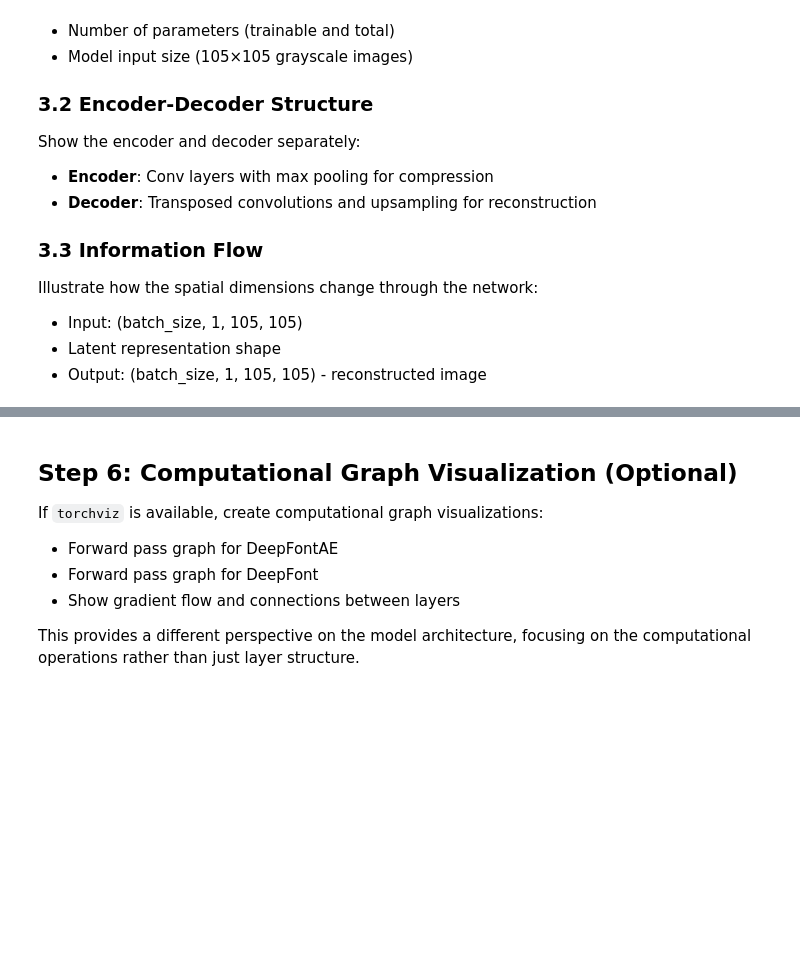
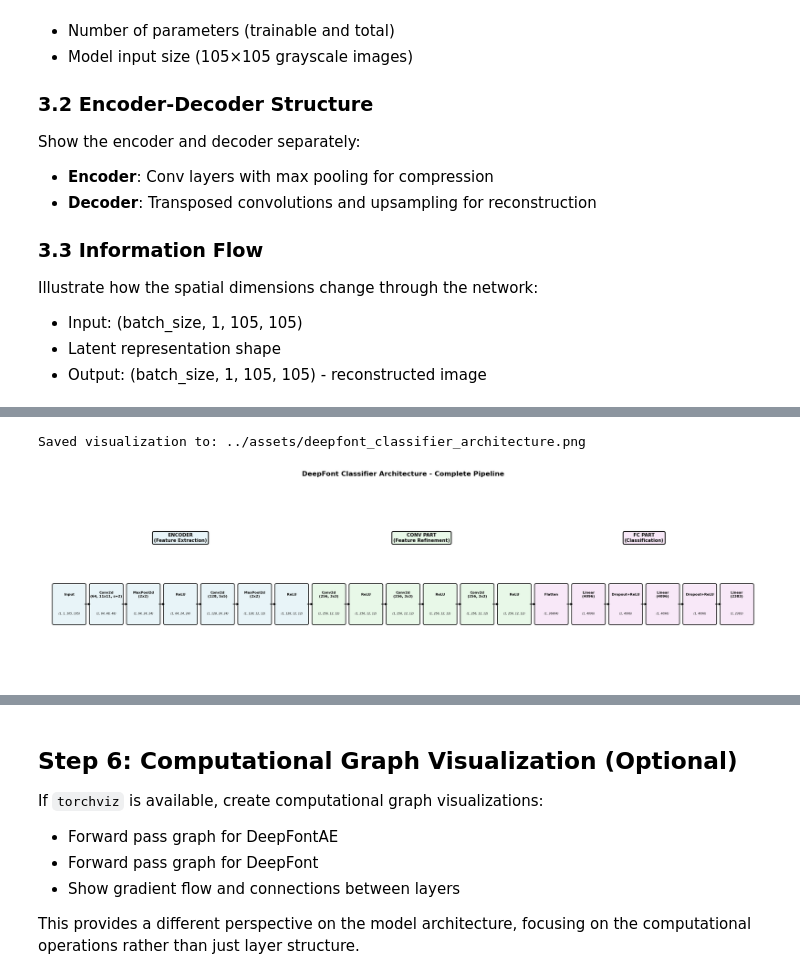
Before and after one commit to michaelriedl/deepfont-torch, a Jupyter notebook: notebooks/model_architectures_visualized.ipynb, the cells around one changed output, grey strips where cells are left out. Saved outputs shown, nothing was run; the diff lists cells and outputs as text; code cells hidden in the pictures; blank space fills up the shorter version.

```diff
--- a/notebooks/model_architectures_visualized.ipynb
+++ b/notebooks/model_architectures_visualized.ipynb
@@ -327,20 +403,19 @@ print(fc_part_summary)
 # %%
-# Create visual diagram of DeepFont classifier architecture
+# Create visual diagram of DeepFont classifier architecture (default config)
 fig, ax = plt.subplots(figsize=(24, 7))
 ax.axis("off")
 
-# Define stages with uniform spacing.
-# Encoder: Conv -> LRN -> Pool -> ReLU at each stage (paper Fig. 5).
-# Conv part: Conv -> ReLU at each stage, no normalization.
+# Encoder: Conv -> Pool -> ReLU at each stage (no normalization).
+# Conv part: Conv -> ReLU at each stage (no normalization).
+# Set encoder_norm_type="lrn" / "batch" to insert a normalization layer
+# between the Conv2d and MaxPool2d in each encoder stage.
 stage_info = [
     # Encoder
     ("Input", "(1, 1, 105, 105)", "encoder"),
     ("Conv2d\n(64, 11x11, s=2)", "(1, 64, 48, 48)", "encoder"),
-    ("LocalResponse\nNorm", "(1, 64, 48, 48)", "encoder"),
     ("MaxPool2d\n(2x2)", "(1, 64, 24, 24)", "encoder"),
     ("ReLU", "(1, 64, 24, 24)", "encoder"),
     ("Conv2d\n(128, 5x5)", "(1, 128, 24, 24)", "encoder"),
-    ("LocalResponse\nNorm", "(1, 128, 24, 24)", "encoder"),
     ("MaxPool2d\n(2x2)", "(1, 128, 12, 12)", "encoder"),
     ("ReLU", "(1, 128, 12, 12)", "encoder"),
     # Conv Part
@@ -376,7 +451,7 @@ stage_colors = {"encoder": "#E8F4F8", "conv": "#E8F8E8", "fc": "#F8E8F8"}
 # Draw layers
 y_pos = 0.5
 box_height = 0.08
-box_width = 0.038
+box_width = 0.042
 
 for i, (name, shape, x_pos, stage) in enumerate(stages):
     # Draw box
@@ -393,8 +468,8 @@ for i, (name, shape, x_pos, stage) in enumerate(stages):
     ax.add_patch(box)
 
     # Add text
-    ax.text(x_pos, y_pos + 0.02, name, ha="center", va="center", fontsize=7.5, fontweight="bold")
-    ax.text(x_pos, y_pos - 0.02, shape, ha="center", va="center", fontsize=6.0, style="italic")
+    ax.text(x_pos, y_pos + 0.02, name, ha="center", va="center", fontsize=8, fontweight="bold")
+    ax.text(x_pos, y_pos - 0.02, shape, ha="center", va="center", fontsize=6.5, style="italic")
 
     # Draw arrow to next layer
     if i < len(stages) - 1:
@@ -408,7 +483,6 @@ for i, (name, shape, x_pos, stage) in enumerate(stages):
         )
 
 # Add stage labels centered above each section, closer to the boxes
-# Calculate center positions for each group
 encoder_indices = [i for i, (_, _, _, stage) in enumerate(stages) if stage == "encoder"]
 conv_indices = [i for i, (_, _, _, stage) in enumerate(stages) if stage == "conv"]
 fc_indices = [i for i, (_, _, _, stage) in enumerate(stages) if stage == "fc"]
@@ -417,9 +491,8 @@ encoder_center = np.mean([stages[i][2] for i in encoder_indices])
 conv_center = np.mean([stages[i][2] for i in conv_indices])
 fc_center = np.mean([stages[i][2] for i in fc_indices])
 
-label_y = 0.63  # Closer to boxes
+label_y = 0.63
 
-# Add stage labels
 ax.text(
     encoder_center,
     label_y,
@@ -435,33 +508,36 @@ ax.text(
     "CONV PART\n(Feature Refinement)",
     fontsize=11,
     fontweight="bold",
     ha="center",
     bbox=dict(boxstyle="round", facecolor=stage_colors["conv"], edgecolor="black", linewidth=2),
 )
 ax.text(
     fc_center,
     label_y,
     "FC PART\n(Classification)",
     fontsize=11,
     fontweight="bold",
     ha="center",
     bbox=dict(boxstyle="round", facecolor=stage_colors["fc"], edgecolor="black", linewidth=2),
 )
 
 ax.set_xlim(0, 1.03)
 ax.set_ylim(0.35, 0.75)
 
 plt.title(
     "DeepFont Classifier Architecture - Complete Pipeline", fontsize=16, fontweight="bold", pad=20
 )
 plt.tight_layout()
 
 # Save the figure
 save_path = assets_dir / "deepfont_classifier_architecture.png"
 plt.savefig(save_path, dpi=300, bbox_inches="tight")
 print(f"Saved visualization to: {save_path}")
 
 plt.show()
+# %% [output]
+Saved visualization to: ../assets/deepfont_classifier_architecture.png
+[figure, added]
 # %% [markdown]
 ## Step 5: Comparison and Transfer Learning
 
```
Also changed, not shown: parts of 13 cells of this notebook, 8 other files.
